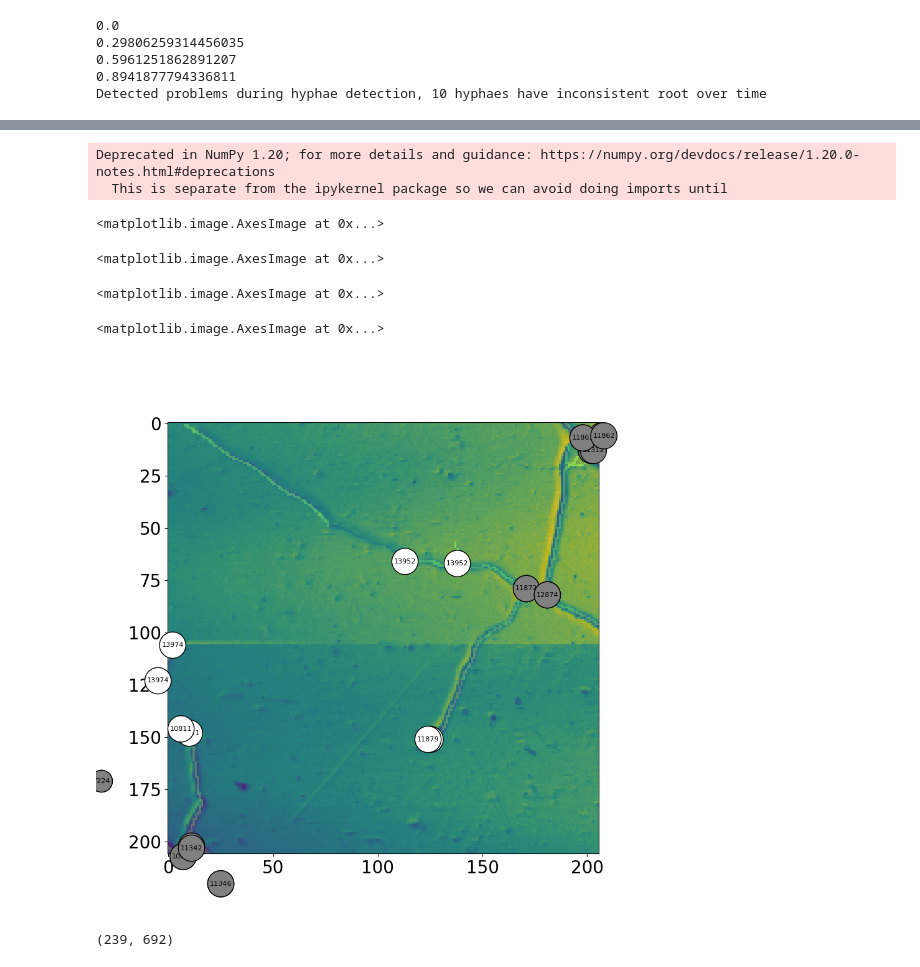
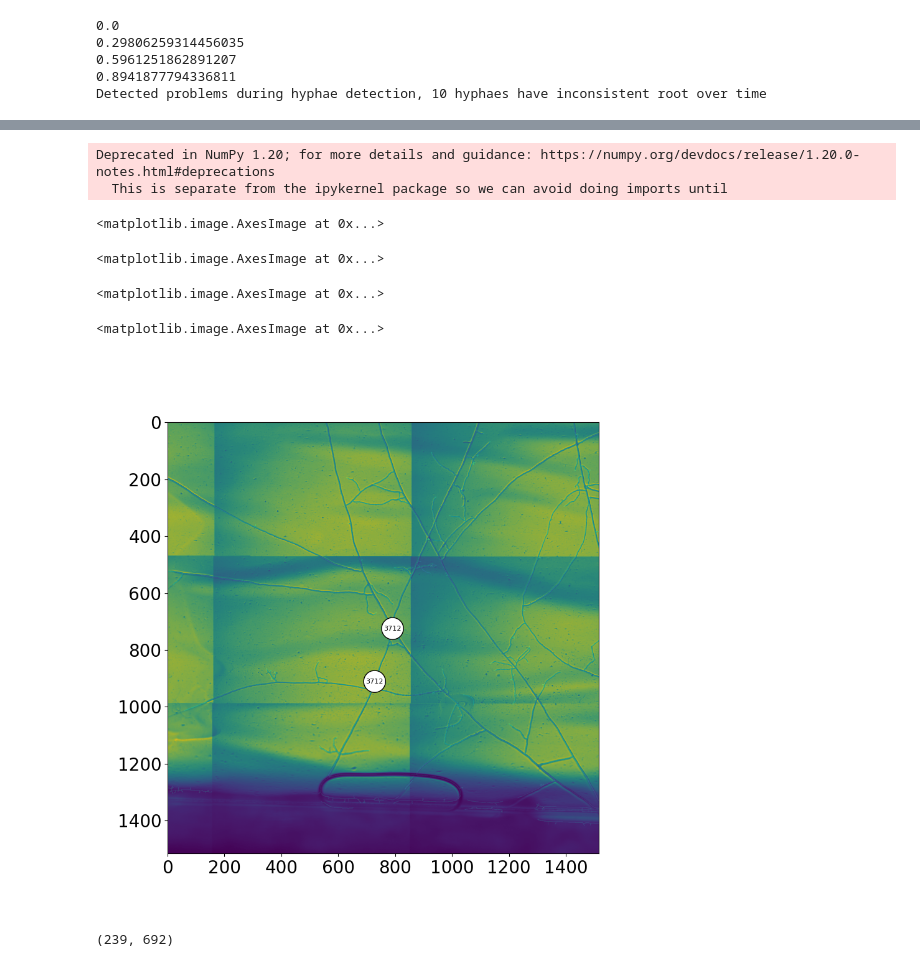
Before and after one commit to Cocopyth/AMFtrack, a Jupyter notebook: amftrack/notebooks/Validation/hyphae_validation.ipynb, the cells around one changed output, grey strips where cells are left out. Cells and saved outputs as stored; diff of their text form; code cells hidden in the pictures.

```diff
--- a/amftrack/notebooks/Validation/hyphae_validation.ipynb
+++ b/amftrack/notebooks/Validation/hyphae_validation.ipynb
@@ -115,7 +88,7 @@ moving_hyphae = []
 for hyph in exp.hyphaes:
     hyph.ts = hyph.end.ts()
     for t,tp1,speed,pixels in select_hyph[hyph]:
-        if t==t0 and speed >= 0 and hyph.end.degree(t0)==1:
+        if t==t0 and speed >= 0:
             moving_hyphae.append(hyph)
     speeds = [c[2] for c in select_hyph[hyph]]
     ts = [c[0] for c in select_hyph[hyph]]
@@ -128,18 +105,20 @@ hyph.end.show_source_image(t0,t0+1)
 # %%
-ranges = max(4*int(np.linalg.norm(np.array(hyph.end.pos(t0))-np.array(hyph.end.pos(t0+1)))),500)
+ranges = max(4*int(np.linalg.norm(np.array(hyph.end.pos(hyph.ts[0]))-np.array(hyph.end.pos(t0+1)))),500)
 compress = 5
 tip = hyph.end
 fig = plt.figure(figsize = (9,9))
 ax = fig.add_subplot(111)
-for index,t in enumerate([t0,t0+1]):
+for index,t in enumerate([hyph.ts[0],t0+1]):
     date = exp.dates[t]
     anchor_time = t0
     node_ch = tip
     center = node_ch.pos(anchor_time)[1],node_ch.pos(anchor_time)[0]
     window = (center[0]-ranges,center[0]+ranges,center[1]-ranges,center[1]+ranges)
     skelet= get_skeleton_non_aligned(exp,window,t,exp.directory)
-    tips = [node.label for node in exp.nodes if t in node.ts() and node.degree(t) ==1 and node.pos(t)[1]>=window[0]-ranges and node.pos(t)[1]<=window[1]+ranges and node.pos(t)[0]>=window[2]-ranges and node.pos(t)[0]<=window[3]+ranges]
-    junction =  [node.label for node in exp.nodes if t in node.ts() and node.degree(t) >=2 and node.pos(t)[1]>=window[0]-ranges and node.pos(t)[1]<=window[1]+ranges and node.pos(t)[0]>=window[2]-ranges and node.pos(t)[0]<=window[3]+ranges]
+    tips = [hyph.end.label]
+    junction = []
+    # tips = [node.label for node in exp.nodes if t in node.ts() and node.degree(t) ==1 and node.pos(t)[1]>=window[0]-ranges and node.pos(t)[1]<=window[1]+ranges and node.pos(t)[0]>=window[2]-ranges and node.pos(t)[0]<=window[3]+ranges]
+    # junction =  [node.label for node in exp.nodes if t in node.ts() and node.degree(t) >=2 and node.pos(t)[1]>=window[0]-ranges and node.pos(t)[1]<=window[1]+ranges and node.pos(t)[0]>=window[2]-ranges and node.pos(t)[0]<=window[3]+ranges]
     directory_name = get_dirname(date,exp.plate)
     path_snap = exp.directory + directory_name
     skel = read_mat(path_snap + "/Analysis/skeleton_pruned_realigned.mat")
@@ -154,34 +133,34 @@ for index,t in enumerate([t0,t0+1]):
     for i,node_list in enumerate([tips,junction]):
         grey = greys[i]
         bbox = dict(boxstyle="circle", fc=colors.rgb2hex((grey, grey, grey)))
         #             ax.text(right, top, time,
         #                 horizontalalignment='right',
         #                 verticalalignment='bottom',
         #                 transform=ax.transAxes,color='white')
         for node in node_list:
             #                     print(self.positions[ts[i]])
             if node in exp.positions[t].keys():
                 xs,ys = exp.positions[t][node]
                 rottrans = np.dot(np.linalg.inv(Rot), np.array([xs, ys] - trans))
                 ys, xs = round(rottrans[0]), round(rottrans[1])
                 tex = ax.text(
                     (xs - shift[1]) // compress,
                     (ys - shift[0]) // compress,
                     str(node),
                     ha="center",
                     va="center",
                     size=size,
                     bbox=bbox,
                 )
 plt.show()
 # %% [output]
 Deprecated in NumPy 1.20; for more details and guidance: https://numpy.org/devdocs/release/1.20.0-notes.html#deprecations
   This is separate from the ipykernel package so we can avoid doing imports until
 <matplotlib.image.AxesImage at 0x...>
 <matplotlib.image.AxesImage at 0x...>
 <matplotlib.image.AxesImage at 0x...>
 <matplotlib.image.AxesImage at 0x...>
-[figure, old version]
+[figure, new version]
 # %%
 for t in range(exp.ts):
     tips = [node for node in exp.nodes if node.is_in(t) and  node.degree(t)==1]
```
Also changed, not shown: parts of 6 cells of this notebook, 12 other files.
